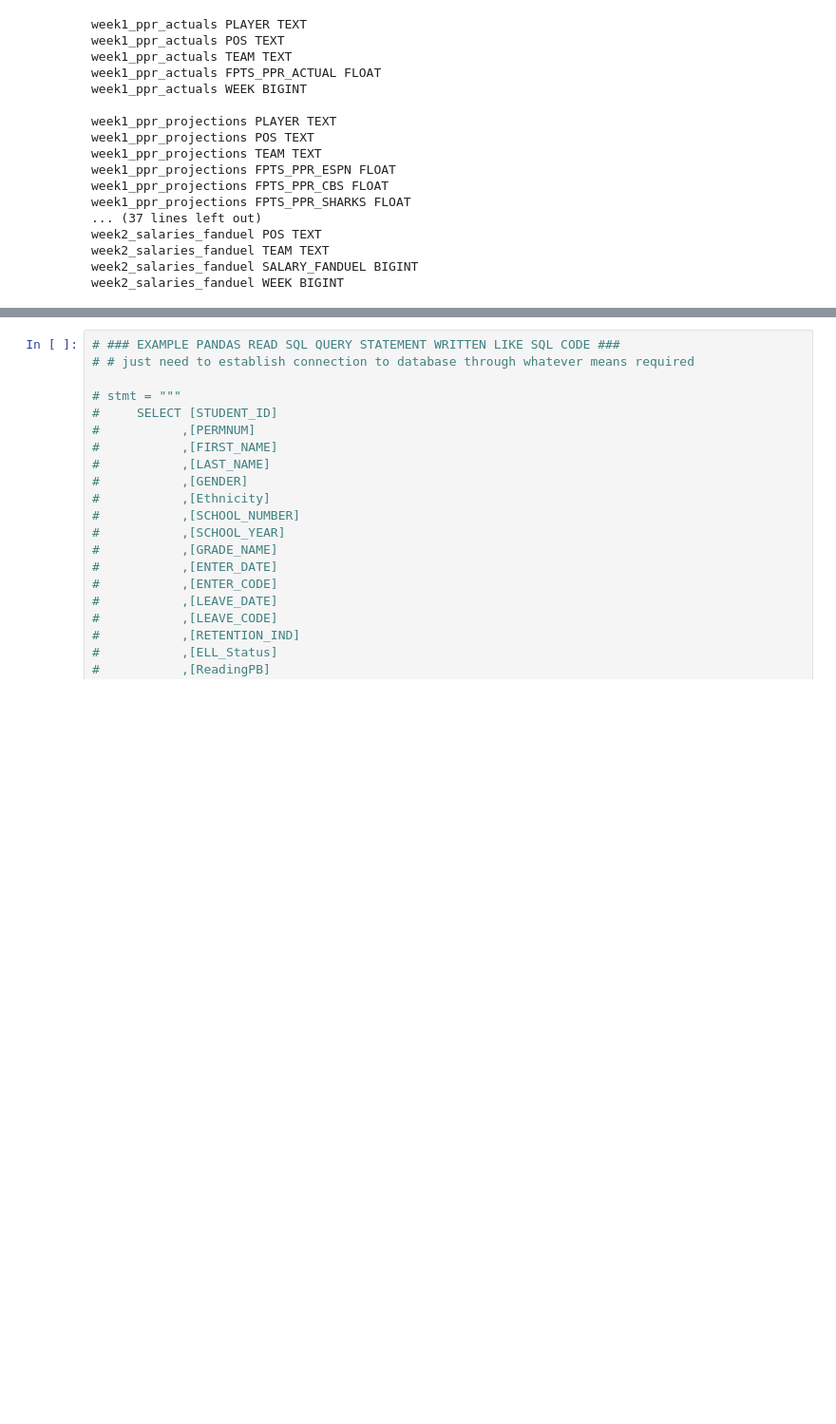
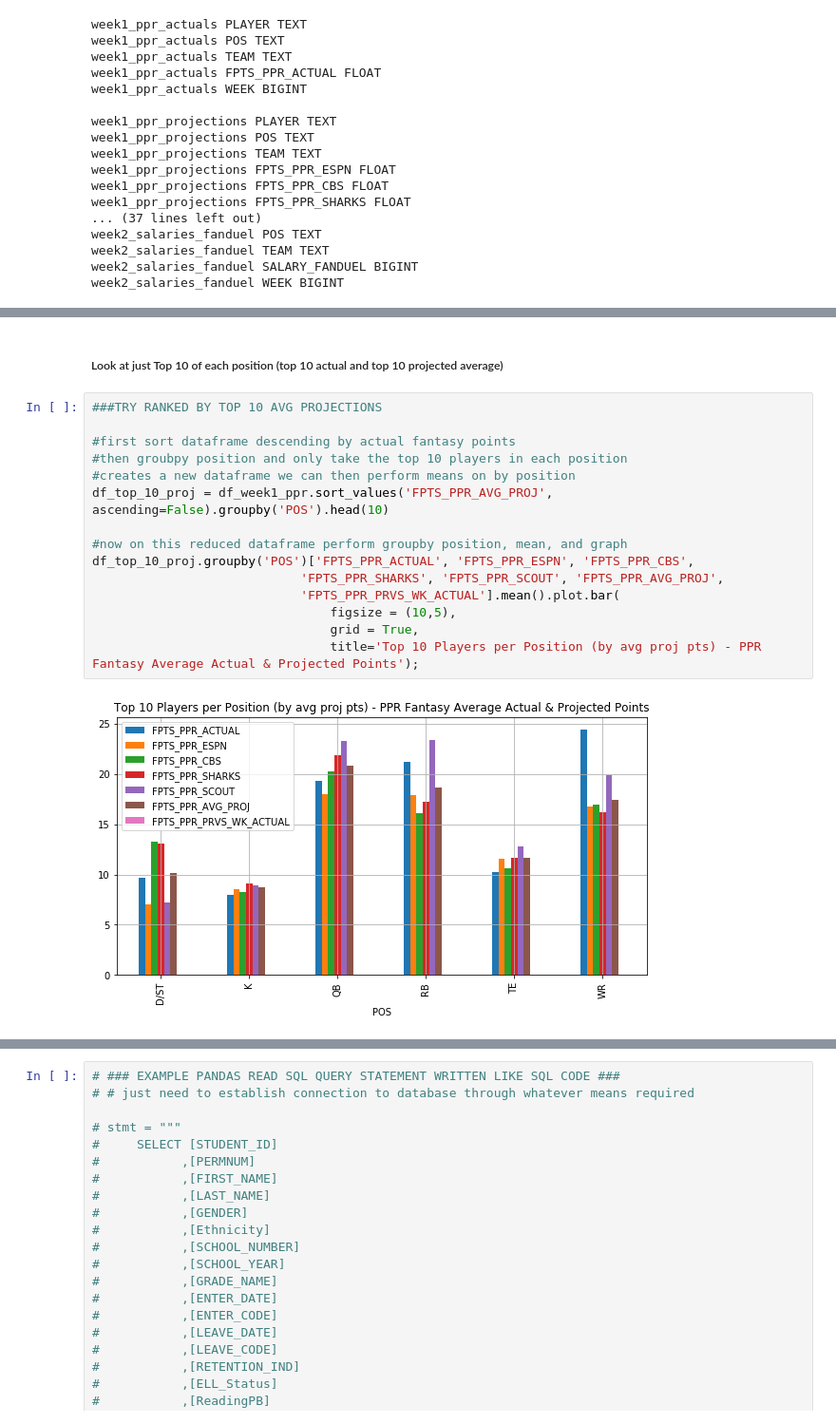
Before and after one commit to zgscherrer/Project-Fantasy-Football, a Jupyter notebook: data/exploratory_analysis/Exploratory Data Analysis - Check Correlations and Predicted vs Actual PPR Fantasy Points.ipynb, the cells around one changed output, grey strips where cells are left out. Shown at 95% size. Saved outputs shown, nothing was run; the diff lists cells and outputs as text; blank space fills up the shorter version.

```diff
--- a/data/exploratory_analysis/Exploratory Data Analysis - Check Correlations and Predicted vs Actual PPR Fantasy Points.ipynb
+++ b/data/exploratory_analysis/Exploratory Data Analysis - Check Correlations and Predicted vs Actual PPR Fantasy Points.ipynb
@@ -66,0 +774,19 @@ df_week1_ppr_projections.head()
+# %% [markdown]
+##### Look at just Top 10  of each position (top 10 actual and top 10 projected average)
+# %%
+###TRY RANKED BY TOP 10 AVG PROJECTIONS
+
+#first sort dataframe descending by actual fantasy points
+#then groubpy position and only take the top 10 players in each position
+#creates a new dataframe we can then perform means on by position
+df_top_10_proj = df_week1_ppr.sort_values('FPTS_PPR_AVG_PROJ', ascending=False).groupby('POS').head(10)
+
+#now on this reduced dataframe perform groupby position, mean, and graph
+df_top_10_proj.groupby('POS')['FPTS_PPR_ACTUAL', 'FPTS_PPR_ESPN', 'FPTS_PPR_CBS',
+                            'FPTS_PPR_SHARKS', 'FPTS_PPR_SCOUT', 'FPTS_PPR_AVG_PROJ',
+                            'FPTS_PPR_PRVS_WK_ACTUAL'].mean().plot.bar(
+                                figsize = (10,5),
+                                grid = True,
+                                title='Top 10 Players per Position (by avg proj pts) - PPR Fantasy Average Actual & Projected Points');
+# %% [output]
+[figure, added]
```
Also changed, not shown: parts of 50 cells of this notebook.
